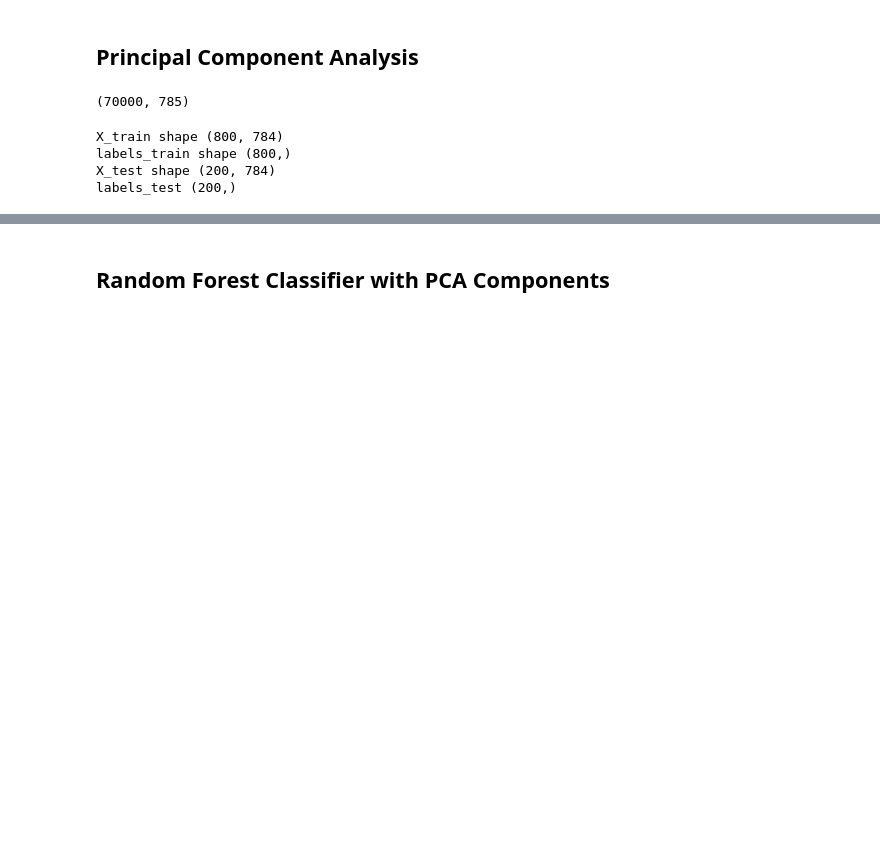
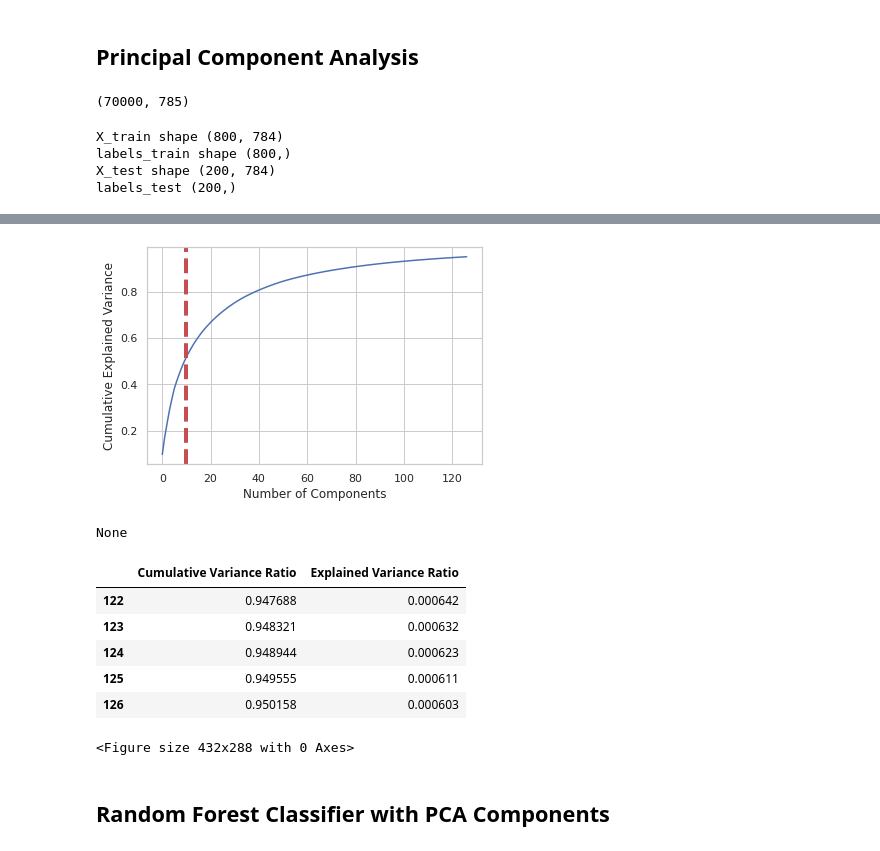
Before and after one commit to oimartin/MNIST_Digit_Recognizer, a Jupyter notebook: digits_notebook.ipynb, the cells around one changed output, grey strips where cells are left out. Drawn from its saved outputs; the diff is of its cells as text; code cells hidden in the pictures; blank space fills up the shorter version.

```diff
--- a/digits_notebook.ipynb
+++ b/digits_notebook.ipynb
@@ -377,6 +397,34 @@ Number of PCA components 127, completed in 0.0 seconds or 0.0 minutes to run.
 X_train_PCA = PCA_model.transform(X_train)
 X_test_PCA = PCA_model.transform(X_test)
 test_PCA = PCA_model.transform(test)
+# %%
+sns.set(style='whitegrid')
+
+plt.plot(np.cumsum(PCA_model.explained_variance_ratio_))
+plt.xlabel('Number of Components')
+plt.ylabel('Cumulative Explained Variance')
+
+plt.axvline(linewidth=4, color='r', linestyle = '--', x=10, ymin=0, ymax=1)
+display(plt.show())
+
+evr = PCA_model.explained_variance_ratio_
+cvr = np.cumsum(PCA_model.explained_variance_ratio_)
+
+pca_df = pd.DataFrame()
+pca_df['Cumulative Variance Ratio'] = cvr
+pca_df['Explained Variance Ratio'] = evr
+display(pca_df.tail())
+plt.savefig("no_components_cumul_expl_var.png")
+# %% [output]
+[figure, added]
+None
+|  | Cumulative Variance Ratio | Explained Variance Ratio |
+| 122 | 0.947688 | 0.000642 |
+| 123 | 0.948321 | 0.000632 |
+| 124 | 0.948944 | 0.000623 |
+| 125 | 0.949555 | 0.000611 |
+| 126 | 0.950158 | 0.000603 |
+<Figure size 432x288 with 0 Axes>
 # %% [markdown]
 ## Random Forest Classifier with PCA Components
 # %%
```
Also changed, not shown: parts of 18 cells of this notebook.
